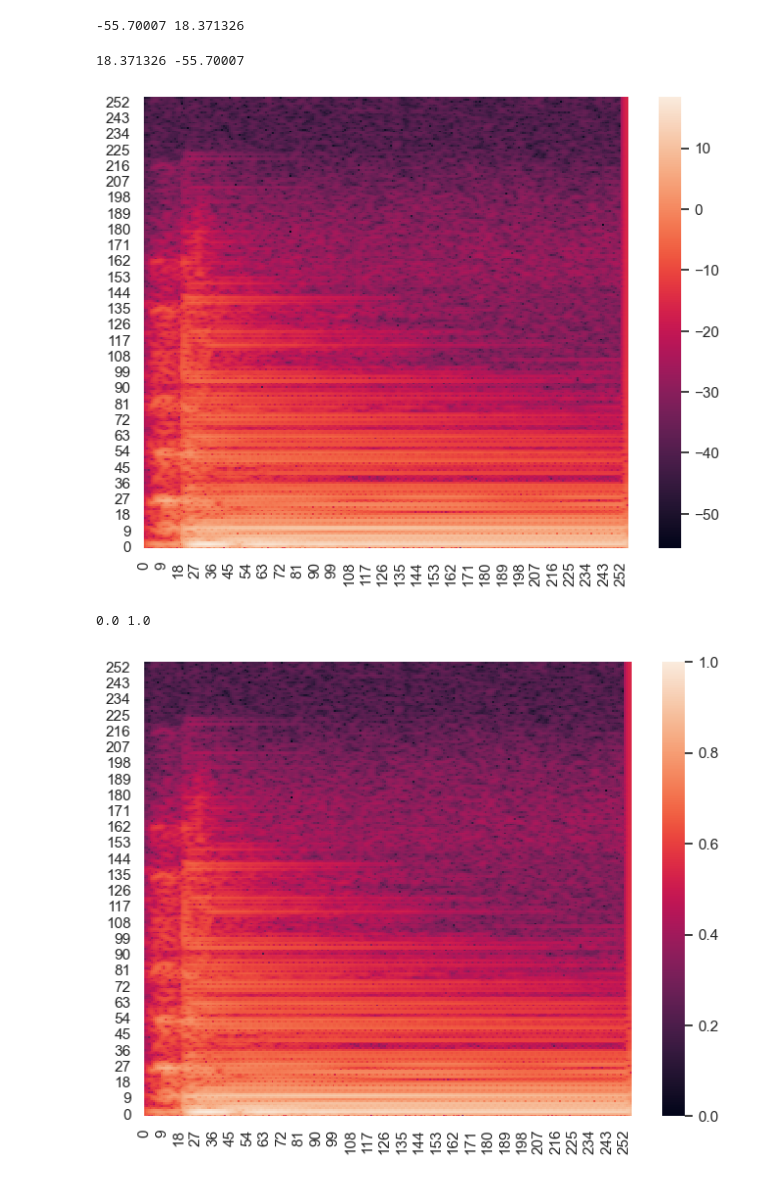
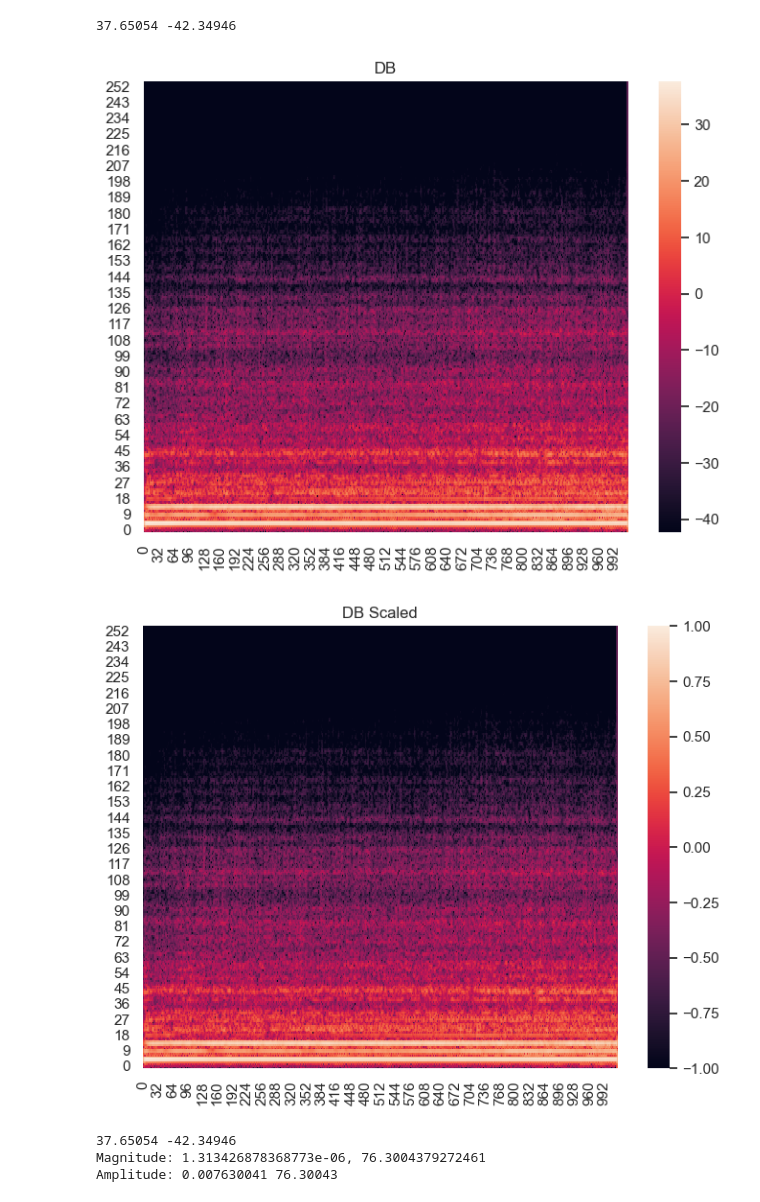
Before and after one commit to ihpar/ney_gtr, a Jupyter notebook: stft_experiments.ipynb, the cells around one changed output. Drawn from its saved outputs; the diff is of its cells as text; code cells hidden in the pictures.

```diff
--- a/stft_experiments.ipynb
+++ b/stft_experiments.ipynb
@@ -11,8 +11,8 @@ NFFT = 512
 HOP = 64
 SIG_LIM = 2 ** 14 - HOP
 # %%
-signal, _ = librosa.load("dataset/ac_gtr/08_Gtr_G_S_3.wav", mono=True, sr=SR)
-signal = signal[:SIG_LIM]
+signal, _ = librosa.load("dataset/ney/09_Ney_A_3.wav", mono=True, sr=SR)
+signal = signal[:SIG_LIM*4]
 print(signal.shape)
 ipd.Audio(signal, rate=SR)
 # %% [output]
@@ -32,9 +32,9 @@ ipd.Audio(istft, rate=SR)
 [interactive output not drawn]
 # %%
-abs_stft = np.abs(stft[:-1])
-print(abs_stft.shape)
-angle_stft = np.angle(stft[:-1])
-print(angle_stft.shape)
-print(f"Abs: {np.min(abs_stft)}, {np.max(abs_stft)}")
-print(f"Angle: {np.min(angle_stft)}, {np.max(angle_stft)}")
+magnitude = np.abs(stft[:-1])
+print(magnitude.shape)
+phase = np.angle(stft[:-1])
+print(phase.shape)
+print(f"Magnitude: {np.min(magnitude)}, {np.max(magnitude)}")
+print(f"Phase: {np.min(phase)}, {np.max(phase)}")
 # %% [output]
@@ -63,27 +63,32 @@ ipd.Audio(conv_istft, rate=SR)
 [interactive output not drawn]
-# %%
-print(np.min(librosa.power_to_db(abs_stft)),
-      np.max(librosa.power_to_db(abs_stft)))
-# %% [output]
--55.70007 18.371326
 # %%
 sns.set_theme(rc={"figure.figsize": (8, 6)})
-db = librosa.power_to_db(abs_stft)
+db = librosa.amplitude_to_db(magnitude)
 print(np.max(db), np.min(db))
 ax = sns.heatmap(db)
 ax.invert_yaxis()
+plt.title("DB")
 plt.show()
 # %% [output]
-18.371326 -55.70007
+37.65054 -42.34946
-[figure, old version]
+[figure, new version]
 # %%
-abs_db = librosa.power_to_db(abs_stft)
-min_max_abs_db = (abs_db - np.min(abs_db)) / (np.max(abs_db) - np.min(abs_db))
-print(np.min(min_max_abs_db), np.max(min_max_abs_db))
+mini, maxi = np.min(db), np.max(db)
+db_scaled = 2.0 * (db - mini) / (maxi - mini) - 1.0
 sns.set_theme(rc={"figure.figsize": (8, 6)})
-ax = sns.heatmap(min_max_abs_db)
+ax = sns.heatmap(db_scaled)
 ax.invert_yaxis()
+plt.title("DB Scaled")
 plt.show()
 # %% [output]
-0.0 1.0
-[figure, old version]
+[figure, new version]
+# %%
+db_restored = (db_scaled + 1.0) * (maxi - mini) / 2.0 + mini
+print(np.max(db_restored), np.min(db_restored))
+amplitude = librosa.db_to_amplitude(db_restored)
+print(f"Magnitude: {np.min(magnitude)}, {np.max(magnitude)}")
+print("Amplitude:", np.min(amplitude), np.max(amplitude))
+# %% [output]
+37.65054 -42.34946
+Magnitude: 1.313426878368773e-06, 76.3004379272461
+Amplitude: 0.007630041 76.30043
```
Also changed, not shown: parts of 13 cells of this notebook, 3 other files.
